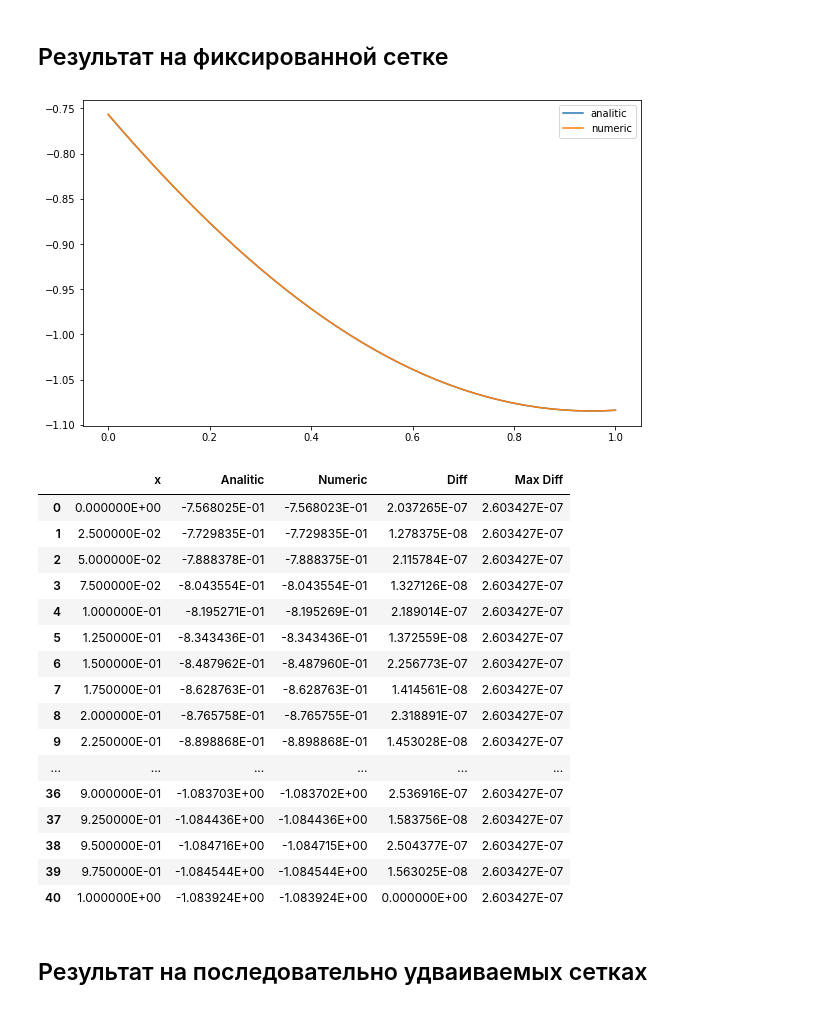
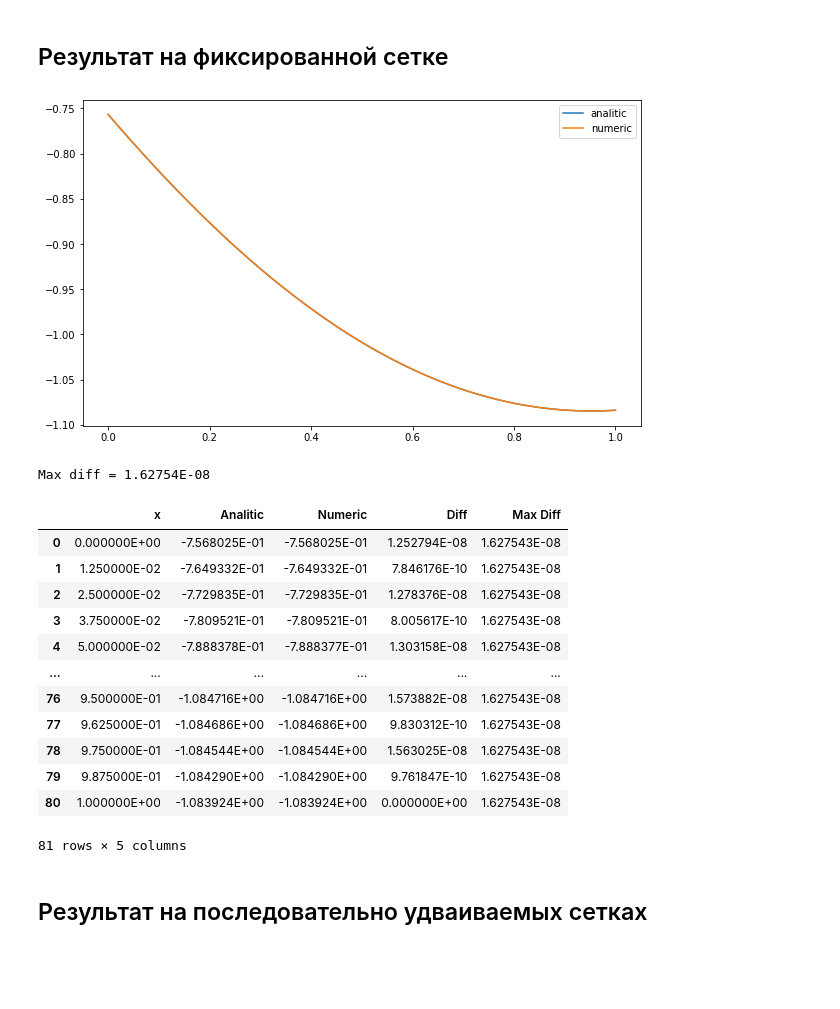
Before and after one commit to yarvod/Comp_math, a Jupyter notebook: 5_lab/5_lab.ipynb, the cells around one changed output. Saved outputs shown, nothing was run; the diff lists cells and outputs as text; code cells hidden in the pictures; blank space fills up the shorter version.

```diff
--- a/5_lab/5_lab.ipynb
+++ b/5_lab/5_lab.ipynb
@@ -67,6 +67,7 @@ def U_num(N, L, x, t):
 
     h = 1/L
     tau = 1/N
+    a = -4
 
     psi = np.sin(1+4*t) - 0.125
     psi_der1 = 4*np.cos(1+4*t)
@@ -150,26 +153,23 @@ def result_double_grid(num):
 # %% [markdown]
 ## Результат на фиксированной сетке
 # %%
-result(40)
+result(80)
 # %% [output]
 [figure]
+Max diff = 1.62754E-08
 |  | x | Analitic | Numeric | Diff | Max Diff |
-| 0 | 0.000000E+00 | -7.568025E-01 | -7.568023E-01 | 2.037265E-07 | 2.603427E-07 |
-| 1 | 2.500000E-02 | -7.729835E-01 | -7.729835E-01 | 1.278375E-08 | 2.603427E-07 |
-| 2 | 5.000000E-02 | -7.888378E-01 | -7.888375E-01 | 2.115784E-07 | 2.603427E-07 |
-| 3 | 7.500000E-02 | -8.043554E-01 | -8.043554E-01 | 1.327126E-08 | 2.603427E-07 |
-| 4 | 1.000000E-01 | -8.195271E-01 | -8.195269E-01 | 2.189014E-07 | 2.603427E-07 |
-| 5 | 1.250000E-01 | -8.343436E-01 | -8.343436E-01 | 1.372559E-08 | 2.603427E-07 |
-| 6 | 1.500000E-01 | -8.487962E-01 | -8.487960E-01 | 2.256773E-07 | 2.603427E-07 |
-| 7 | 1.750000E-01 | -8.628763E-01 | -8.628763E-01 | 1.414561E-08 | 2.603427E-07 |
-| 8 | 2.000000E-01 | -8.765758E-01 | -8.765755E-01 | 2.318891E-07 | 2.603427E-07 |
-| 9 | 2.250000E-01 | -8.898868E-01 | -8.898868E-01 | 1.453028E-08 | 2.603427E-07 |
+| 0 | 0.000000E+00 | -7.568025E-01 | -7.568025E-01 | 1.252794E-08 | 1.627543E-08 |
+| 1 | 1.250000E-02 | -7.649332E-01 | -7.649332E-01 | 7.846176E-10 | 1.627543E-08 |
+| 2 | 2.500000E-02 | -7.729835E-01 | -7.729835E-01 | 1.278376E-08 | 1.627543E-08 |
+| 3 | 3.750000E-02 | -7.809521E-01 | -7.809521E-01 | 8.005617E-10 | 1.627543E-08 |
+| 4 | 5.000000E-02 | -7.888378E-01 | -7.888377E-01 | 1.303158E-08 | 1.627543E-08 |
 | ... | ... | ... | ... | ... | ... |
-| 36 | 9.000000E-01 | -1.083703E+00 | -1.083702E+00 | 2.536916E-07 | 2.603427E-07 |
-| 37 | 9.250000E-01 | -1.084436E+00 | -1.084436E+00 | 1.583756E-08 | 2.603427E-07 |
-| 38 | 9.500000E-01 | -1.084716E+00 | -1.084715E+00 | 2.504377E-07 | 2.603427E-07 |
-| 39 | 9.750000E-01 | -1.084544E+00 | -1.084544E+00 | 1.563025E-08 | 2.603427E-07 |
-| 40 | 1.000000E+00 | -1.083924E+00 | -1.083924E+00 | 0.000000E+00 | 2.603427E-07 |
+| 76 | 9.500000E-01 | -1.084716E+00 | -1.084716E+00 | 1.573882E-08 | 1.627543E-08 |
+| 77 | 9.625000E-01 | -1.084686E+00 | -1.084686E+00 | 9.830312E-10 | 1.627543E-08 |
+| 78 | 9.750000E-01 | -1.084544E+00 | -1.084544E+00 | 1.563025E-08 | 1.627543E-08 |
+| 79 | 9.875000E-01 | -1.084290E+00 | -1.084290E+00 | 9.761847E-10 | 1.627543E-08 |
+| 80 | 1.000000E+00 | -1.083924E+00 | -1.083924E+00 | 0.000000E+00 | 1.627543E-08 |
+81 rows × 5 columns
 # %% [markdown]
 ## Результат на последовательно удваиваемых сетках
 # %%
```
Also changed, not shown: parts of 4 cells of this notebook, 2 other files.
